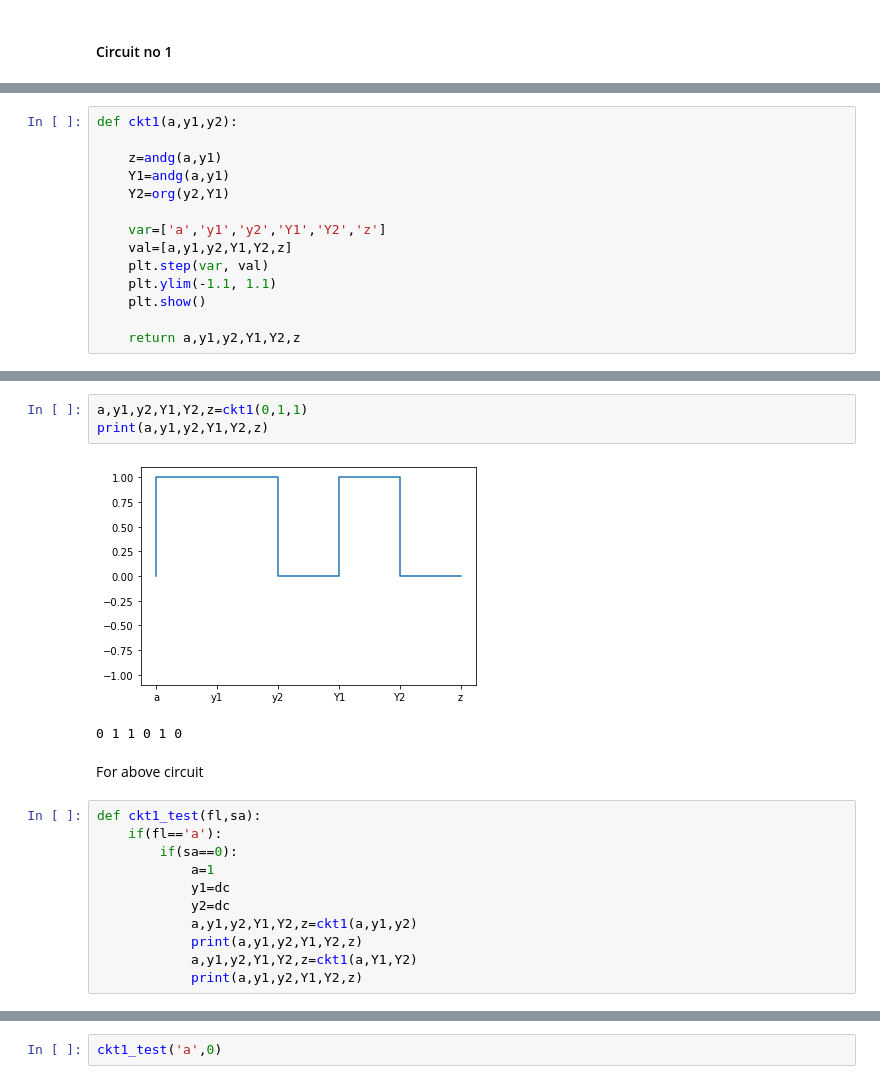
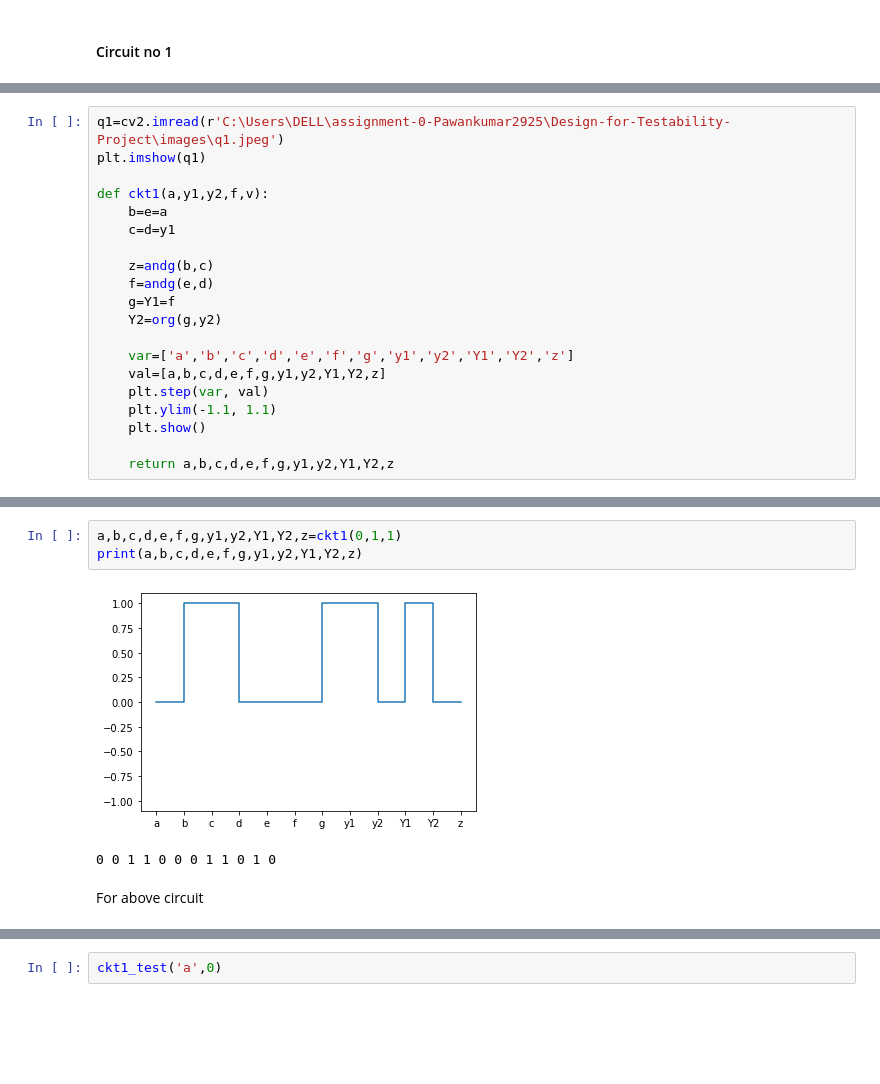
Before and after one commit to MoheeDG23/Design-for-Testability-Project, a Jupyter notebook: src/Demo.ipynb, the cells around one changed output, grey strips where cells are left out. Drawn from its saved outputs; the diff is of its cells as text; blank space fills up the shorter version.

```diff
--- a/src/Demo.ipynb
+++ b/src/Demo.ipynb
@@ -172,14 +159,20 @@ plt.imshow(q1)
 # %%
-def ckt1(a,y1,y2):
+q1=cv2.imread(r'C:\Users\DELL\assignment-0-Pawankumar2925\Design-for-Testability-Project\images\q1.jpeg')
+plt.imshow(q1)
 
-    z=andg(a,y1)
-    Y1=andg(a,y1)
-    Y2=org(y2,Y1)
+def ckt1(a,y1,y2,f,v):
+    b=e=a
+    c=d=y1
 
-    var=['a','y1','y2','Y1','Y2','z']
-    val=[a,y1,y2,Y1,Y2,z]
+    z=andg(b,c)
+    f=andg(e,d)
+    g=Y1=f
+    Y2=org(g,y2)
+
+    var=['a','b','c','d','e','f','g','y1','y2','Y1','Y2','z']
+    val=[a,b,c,d,e,f,g,y1,y2,Y1,Y2,z]
     plt.step(var, val)
     plt.ylim(-1.1, 1.1)
     plt.show()
 
-    return a,y1,y2,Y1,Y2,z
+    return a,b,c,d,e,f,g,y1,y2,Y1,Y2,z
@@ -186,19 +181,8 @@ def ckt1(a,y1,y2):
 # %%
-a,y1,y2,Y1,Y2,z=ckt1(0,1,1)
-print(a,y1,y2,Y1,Y2,z)
+a,b,c,d,e,f,g,y1,y2,Y1,Y2,z=ckt1(0,1,1)
+print(a,b,c,d,e,f,g,y1,y2,Y1,Y2,z)
 # %% [output]
-[figure, old version]
+[figure, new version]
-0 1 1 0 1 0
+0 0 1 1 0 0 0 1 1 0 1 0
 # %% [markdown]
 For above circuit
-# %%
-def ckt1_test(fl,sa):
-    if(fl=='a'):
-        if(sa==0):
-            a=1
-            y1=dc
-            y2=dc
-            a,y1,y2,Y1,Y2,z=ckt1(a,y1,y2)
-            print(a,y1,y2,Y1,Y2,z)
-            a,y1,y2,Y1,Y2,z=ckt1(a,Y1,Y2)
-            print(a,y1,y2,Y1,Y2,z)
```
Also changed, not shown: parts of 14 cells of this notebook.
